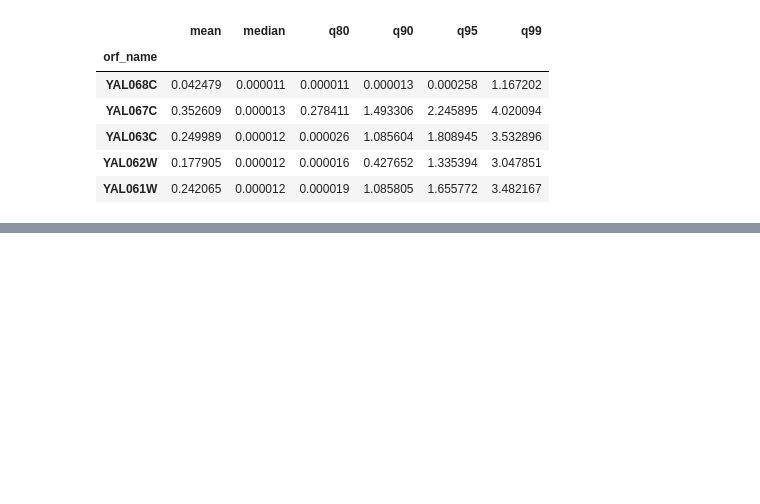
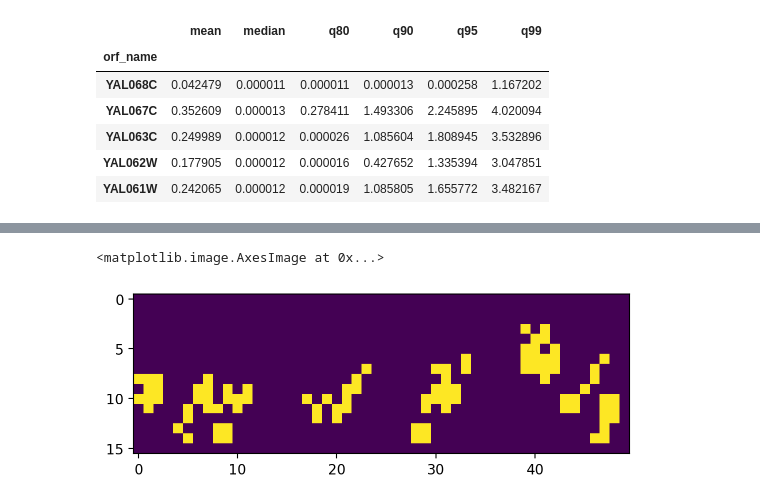
Before and after one commit to HarteminkLab/cell-cycle-deconv, a Jupyter notebook: 19_Chromatin_PTR_Analysis.ipynb, the cells around one changed output, grey strips where cells are left out. Drawn from its saved outputs; the diff is of its cells as text; code cells hidden in the pictures; blank space fills up the shorter version.

```diff
--- a/19_Chromatin_PTR_Analysis.ipynb
+++ b/19_Chromatin_PTR_Analysis.ipynb
@@ -240,0 +255,26 @@ plt.hist(summary_ptrs[key], bins=50)
+# %%
+import numpy as np
+from scipy.signal import convolve2d
+
+# Example 2D array
+data = example_img
+
+# Thresholds
+L = 1e-03  # Low threshold
+H = 2  # High threshold
+
+# Apply thresholds
+L_mask = data > L
+H_mask = data > H
+
+# 2D Convolution to spread the influence of H elements
+kernel = np.ones((3, 3))  # Simple 3x3 kernel for demonstration
+H_convolved = convolve2d(H_mask.astype(int), kernel, mode='same') > 0
+
+# Combine H_convolved with L_mask to refine the selection
+final_mask = H_convolved & L_mask
+# %%
+plt.imshow(final_mask)
+# %% [output]
+<matplotlib.image.AxesImage at 0x...>
+[figure, added]
```
Also changed, not shown: parts of 17 cells of this notebook.
